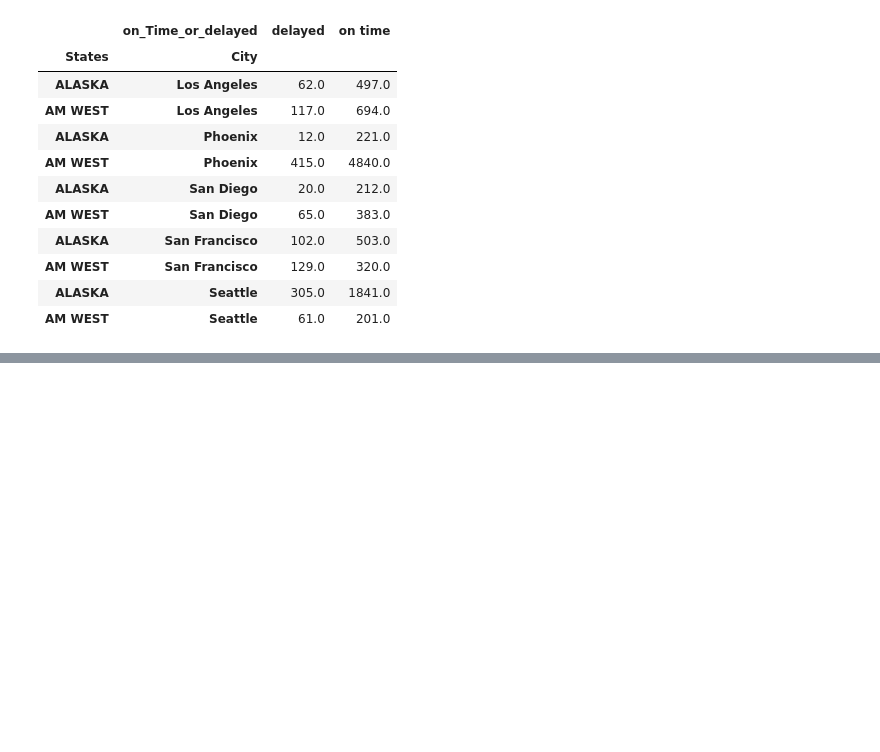
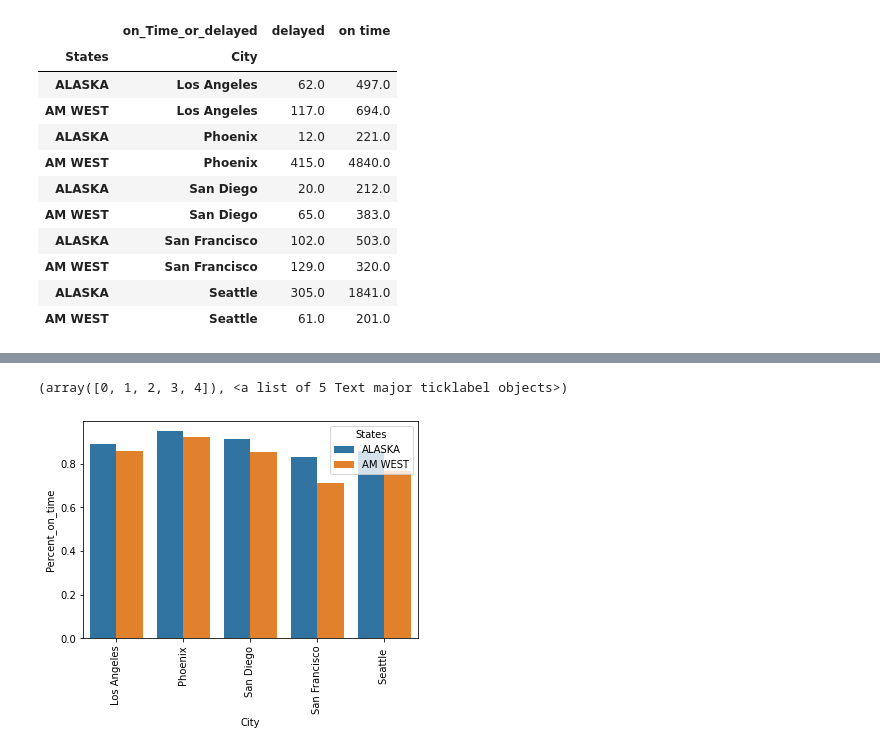
Before and after one commit to Danjstr/AIM-5001, a Jupyter notebook: D_Strauss_w10_ass.ipynb, the cells around one changed output, grey strips where cells are left out. Saved outputs shown, nothing was run; the diff lists cells and outputs as text; code cells hidden in the pictures; blank space fills up the shorter version.

```diff
--- a/D_Strauss_w10_ass.ipynb
+++ b/D_Strauss_w10_ass.ipynb
@@ -171,0 +164,4 @@ Which airline had the best overall on time performance?
+# %%
+pivot['Percent_on_time'] = pivot['on time']/pivot["sum"]
+
+pivot
@@ -171,0 +180,7 @@ Which airline had the best overall on time performance?
+# %%
+import seaborn as sns
+sns.barplot(data= pivot,x='City', y='Percent_on_time', hue = 'States')
+plt.xticks(rotation=90)
+# %% [output]
+(array([0, 1, 2, 3, 4]), <a list of 5 Text major ticklabel objects>)
+[figure, added]
```
Also changed, not shown: parts of 9 cells of this notebook.
